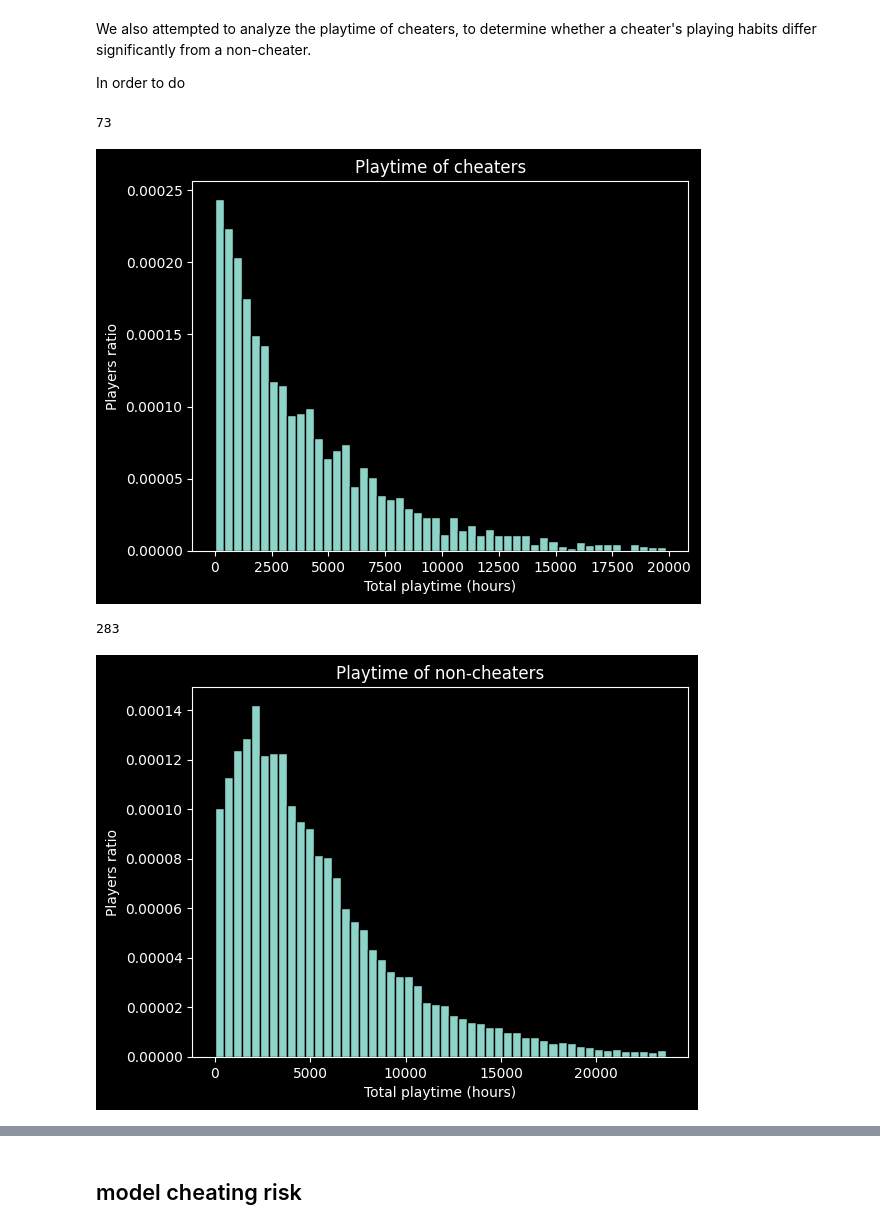
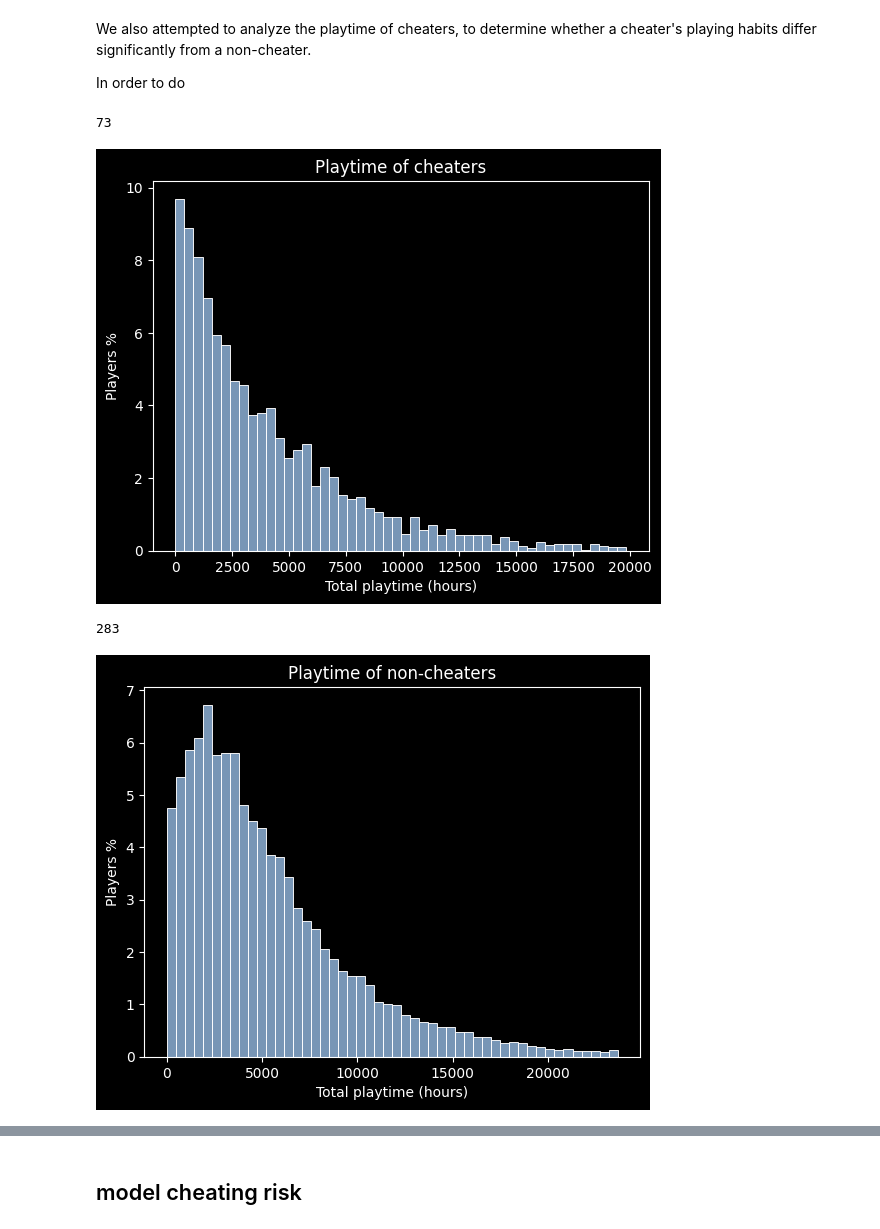
Before and after one commit to Aryyt/steam_cheater_network_analysis, a Jupyter notebook: BloomsWorkspace.ipynb, the cells around one changed output, grey strips where cells are left out. Drawn from its saved outputs; the diff is of its cells as text; code cells hidden in the pictures.

```diff
--- a/BloomsWorkspace.ipynb
+++ b/BloomsWorkspace.ipynb
@@ -10,10 +10,15 @@ from typing import Any
 import matplotlib.pyplot as plt
 import numpy as np
 
+import seaborn as sns
+
 Entry = dict[str, Any]
 
 pandas.options.mode.copy_on_write = True # Helps reduce redundant copying where possible
 pandas.set_option("future.no_silent_downcasting", True) # Forward compatible warning
+
+colors = sns.color_palette('pastel')
+sns.set_palette(colors)
 
 # Load the dataset
 try:
@@ -421,36 +434,35 @@ def plotPlaytime(data : DataFrame, title :str):
     lowerFence = ranges[0] - 3 * iqr
     upperFence = ranges[2] + 3 * iqr
 
     candidates = playtime[
         (playtime > lowerFence) & (playtime < upperFence)
     ]
-
     print(len(playtime) - len(candidates))
 
-    plt.hist(candidates.apply(lambda x: x / 60 ), edgecolor='black', bins=50, density=True)
+    sns.histplot(candidates.apply(lambda x: x / 60 ), stat="percent", bins=50)
     plt.xlabel("Total playtime (hours)")
-    plt.ylabel("Players ratio")
+    plt.ylabel("Players %")
     plt.title(title)
     plt.show()
 
 
 data["totalPlaytime"] = data["ownedGames"].apply(extractTotalPlaytime)
 data["recentPlaytime"] = data["ownedGames"].apply(extractTotalPlaytime2w)
 data["numGames"] = data["ownedGames"].apply(extractTotalGames)
 
 cheaters = data.loc[
     (data["NumberOfVACBans"] + data["NumberOfGameBans"]) > 0,
     ["totalPlaytime", "recentPlaytime", "numGames"],
 ]
 innocents = data.loc[
     (data["NumberOfVACBans"] + data["NumberOfGameBans"]) == 0,
     ["totalPlaytime", "recentPlaytime", "numGames"],
 ]
 
 plotPlaytime(cheaters, "Playtime of cheaters")
 plotPlaytime(innocents, "Playtime of non-cheaters")
 # %% [output]
 73
-[figure, old version]
+[figure, new version]
 283
-[figure, old version]
+[figure, new version]
```
Also changed, not shown: parts of 14 cells of this notebook.
